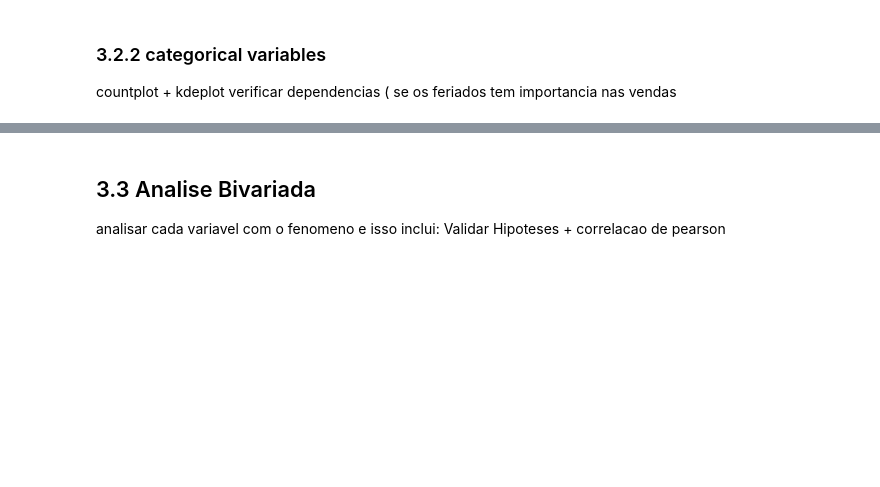
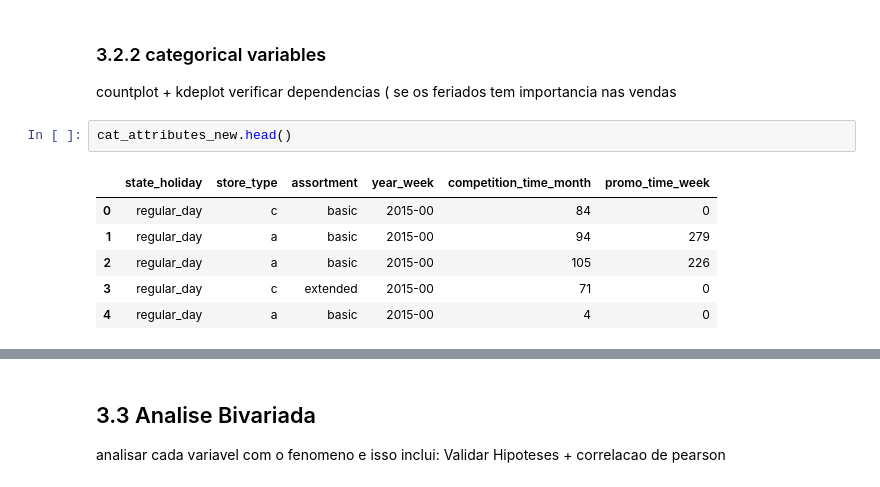
Before and after one commit to danjaca/predicting_sales_rossmann, a Jupyter notebook: Rossmann_predict_sales.ipynb, the cells around one changed output, grey strips where cells are left out. Cells and saved outputs as stored; diff of their text form; blank space fills up the shorter version.

```diff
--- a/Rossmann_predict_sales.ipynb
+++ b/Rossmann_predict_sales.ipynb
@@ -475,3 +502,12 @@ array([[<AxesSubplot:title={'center':'store'}>,
 ### 3.2.2 categorical variables
 countplot + kdeplot
 verificar dependencias ( se os feriados tem importancia nas vendas
+# %%
+cat_attributes_new.head()
+# %% [output]
+|  | state_holiday | store_type | assortment | year_week | competition_time_month | promo_time_week |
+| 0 | regular_day | c | basic | 2015-00 | 84 | 0 |
+| 1 | regular_day | a | basic | 2015-00 | 94 | 279 |
+| 2 | regular_day | a | basic | 2015-00 | 105 | 226 |
+| 3 | regular_day | c | extended | 2015-00 | 71 | 0 |
+| 4 | regular_day | a | basic | 2015-00 | 4 | 0 |
```
Also changed, not shown: parts of 16 cells of this notebook.
